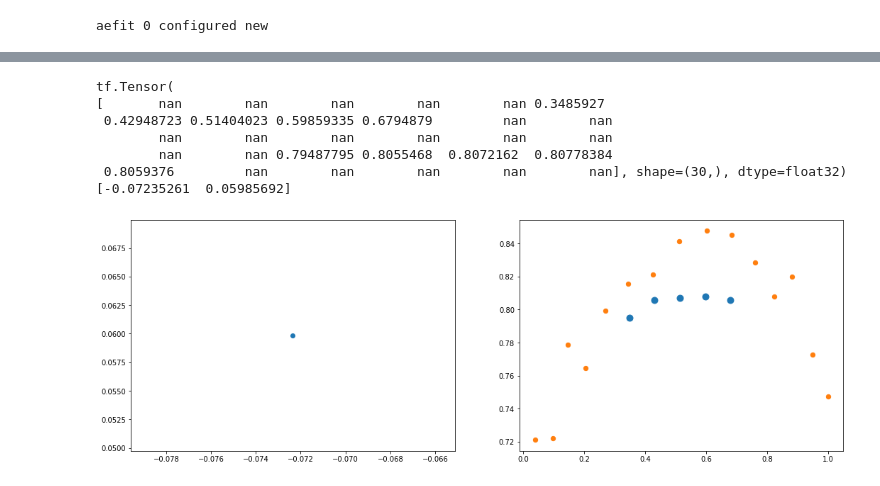
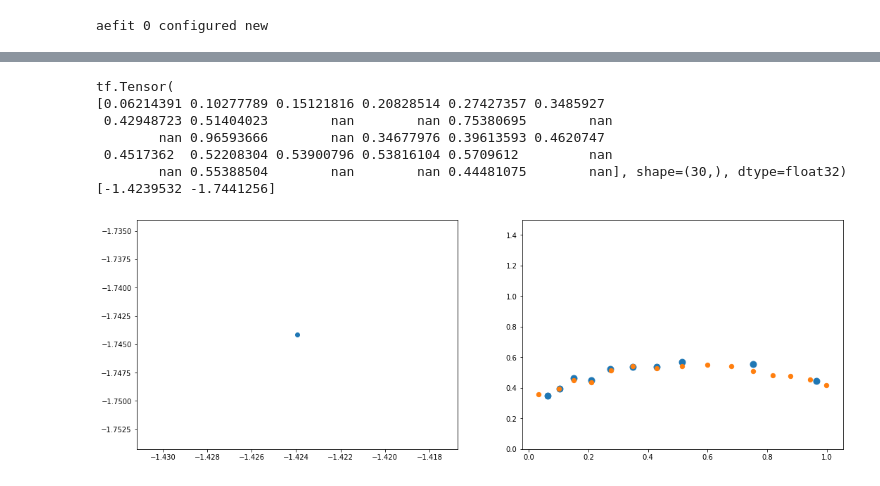
Before and after one commit to AndreaRigoni/rfx-hunch, a Jupyter notebook: src/Tprofile_read/jpnb/STEP6 beta, less constraints.ipynb, the cells around one changed output, grey strips where cells are left out. Cells and saved outputs as stored; diff of their text form; code cells hidden in the pictures.

```diff
--- a/src/Tprofile_read/jpnb/STEP6 beta, less constraints.ipynb
+++ b/src/Tprofile_read/jpnb/STEP6 beta, less constraints.ipynb
@@ -84,7 +73,7 @@ Loading BokehJS ...
 ## VAE reconstruction - beta
 # %%
 import models.AEFIT2 as aefit
-q_vae = aefit.AEFIT(latent_dim=2, feature_dim=30, dprate=0.4, scale=5, beta=100.)
+q_vae = aefit.AEFIT2(latent_dim=2, feature_dim=30, dprate=0.4, scale=4, beta=500.)
 qsh.set_null(np.nan)
 # %% [output]
 aefit 0 configured new
@@ -118,3 +105,5 @@ InvalidArgumentError: slice index 19 of dimension 0 out of bounds. [Op:StridedSl
+# %%
+q_vae.load('step6_beta_r15_2')
 # %%
 from bokeh.io import show, output_notebook
 output_notebook()
@@ -147,34 +136,34 @@ qsh2.dim = 15
 # %%
 
 fig = plt.figure('gen_missing_curve',figsize=(18, 6))
 plt.clf()
 ax1 = fig.add_subplot(121)
 ax2 = fig.add_subplot(122)
 # ax1.set_xlim(-2.,2.)
-# ax1.set_ylim(-2.,2.)
+ax2.set_ylim(0.,1.5)
 
 qsh2.shuffle()
 for xy in qsh2.ds_array.take(1):
     xy,_ = xy
     print(xy)
     x,y = tf.split(xy,2)
     ax2.scatter(x,y,s=80)
     m,v  = q_vae.encode([xy])
     gpt = m[0].numpy()
     print(gpt)
     ax1.scatter(gpt[0],gpt[1])
 
     XY = q_vae.decode(m,apply_sigmoid=True)
     X,Y = tf.split(XY[0], 2)
     X,Y = (X.numpy(), Y.numpy())
 
     ax2.scatter(X,Y,s=40)
 # %% [output]
 tf.Tensor(
-[       nan        nan        nan        nan        nan 0.3485927
- 0.42948723 0.51404023 0.59859335 0.6794879         nan        nan
-        nan        nan        nan        nan        nan        nan
-        nan        nan 0.79487795 0.8055468  0.8072162  0.80778384
- 0.8059376         nan        nan        nan        nan        nan], shape=(30,), dtype=float32)
-[-0.07235261  0.05985692]
+[0.06214391 0.10277789 0.15121816 0.20828514 0.27427357 0.3485927
+ 0.42948723 0.51404023        nan        nan 0.75380695        nan
+        nan 0.96593666        nan 0.34677976 0.39613593 0.4620747
+ 0.4517362  0.52208304 0.53900796 0.53816104 0.5709612         nan
+        nan 0.55388504        nan        nan 0.44481075        nan], shape=(30,), dtype=float32)
+[-1.4239532 -1.7441256]
-[figure, old version]
+[figure, new version]
```
Also changed, not shown: parts of 8 cells of this notebook, 33 other files.
